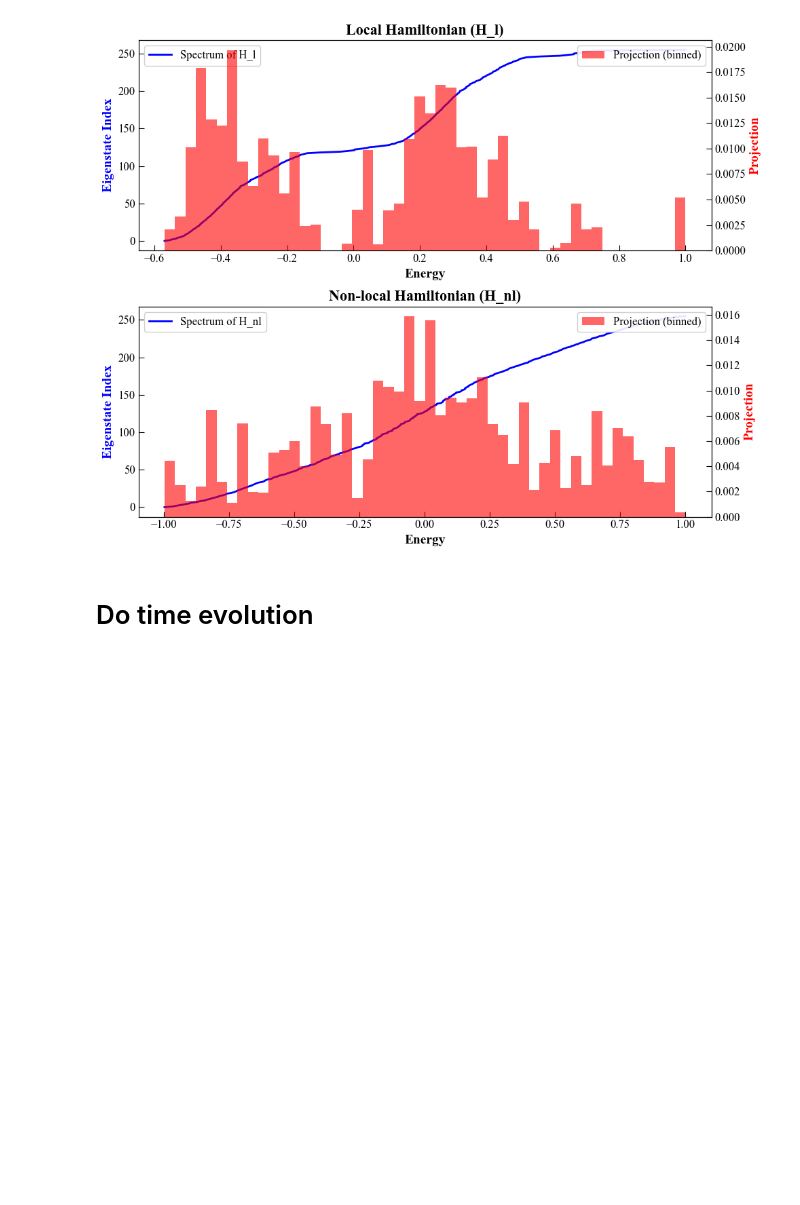
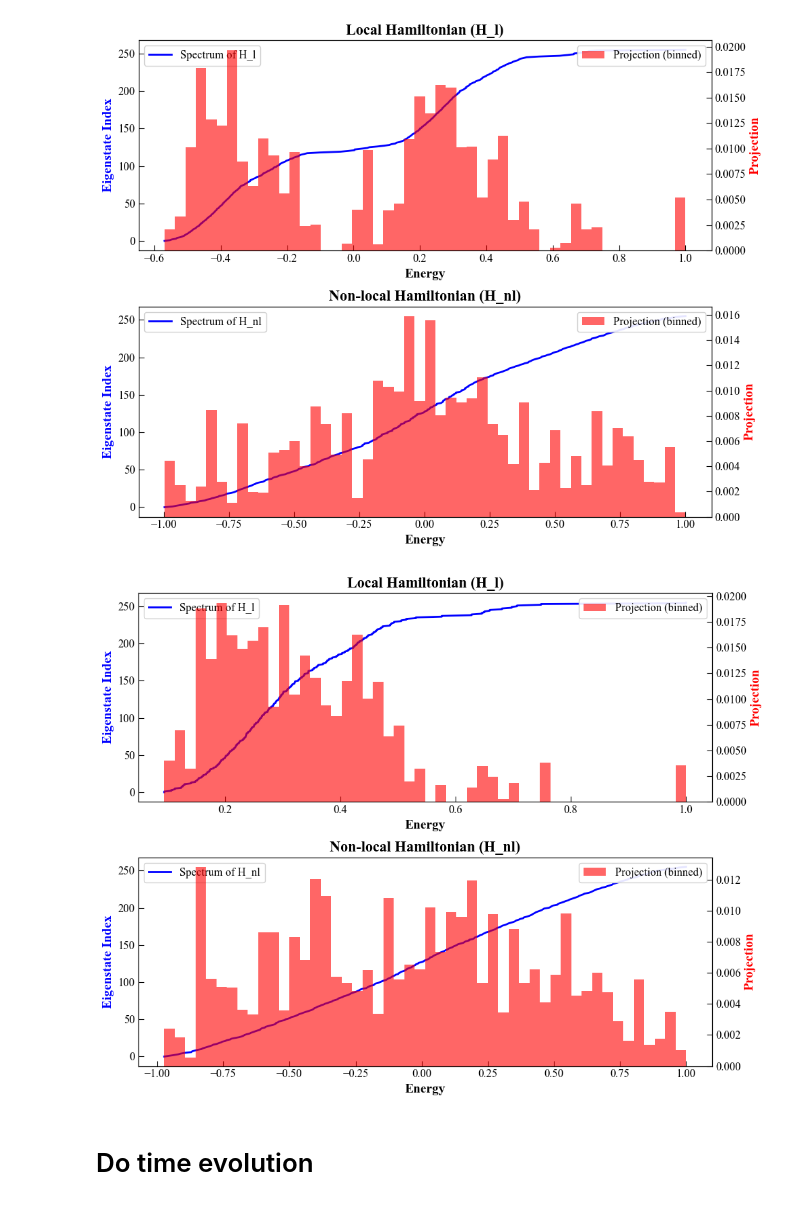
Before and after one commit to MarinAndreGirard/ACL, a Jupyter notebook: Working/2_locality_simu_other.ipynb, the cells around one changed output. Saved outputs shown, nothing was run; the diff lists cells and outputs as text; code cells hidden in the pictures; blank space fills up the shorter version.

```diff
--- a/Working/2_locality_simu_other.ipynb
+++ b/Working/2_locality_simu_other.ipynb
@@ -449,6 +456,62 @@ plt.tight_layout()
 plt.show()
 # %% [output]
 [figure]
+# %%
+import numpy as np
+import matplotlib.pyplot as plt
+
+n = 8
+H_l = create_H_2_local(n, a1=0.5, a2=0.75, a3=0.3,system_mode=2)
+eigenenergies_l, eigenstates_l = H_l.eigenstates()
+
+H_nl = create_H_non_local(n, a1=0.5, a2=0.75, a3=0.3,system_mode=2)
+eigenenergies_nl, eigenstates_nl = H_nl.eigenstates()
+
+psi = create_state_2_local(8)
+
+# Project the state into the eigenbasis of H_l and H_nl
+psi_l_list = []
+psi_nl_list = []
+
+for i in range(2**n):
+    # Overlap of psi with eigenstates of H_l and H_nl
+    psi_l_list.append(abs(psi.overlap(eigenstates_l[i]))**2)
+    psi_nl_list.append(abs(psi.overlap(eigenstates_nl[i]))**2)
+
+# Create a figure with two subplots for H_l and H_nl
+fig, (ax1, ax2) = plt.subplots(2, 1, figsize=(10, 8))
+
+# Local Hamiltonian (H_l): Plot energy spectrum and projection histogram on two y-axes
+ax1.plot(eigenenergies_l, range(len(eigenenergies_l)), color='b', label='Spectrum of H_l')  # Energy spectrum
+ax1.set_xlabel("Energy")
+ax1.set_ylabel("Eigenstate Index", color='b')
+
+ax1_twin = ax1.twinx()
+ax1_twin.hist(eigenenergies_l, bins=50, weights=psi_l_list, alpha=0.6, color='r', label='Projection (binned)')  # Projection histogram
+ax1_twin.set_ylabel("Projection", color='r')
+
+ax1.set_title("Local Hamiltonian (H_l)")
+ax1.legend(loc='upper left')
+ax1_twin.legend(loc='upper right')
+
+# Non-local Hamiltonian (H_nl): Plot energy spectrum and projection histogram on two y-axes
+ax2.plot(eigenenergies_nl, range(len(eigenenergies_nl)), color='b', label='Spectrum of H_nl')  # Energy spectrum
+ax2.set_xlabel("Energy")
+ax2.set_ylabel("Eigenstate Index", color='b')
+
+ax2_twin = ax2.twinx()
+ax2_twin.hist(eigenenergies_nl, bins=50, weights=psi_nl_list, alpha=0.6, color='r', label='Projection (binned)')  # Projection histogram
+ax2_twin.set_ylabel("Projection", color='r')
+
+ax2.set_title("Non-local Hamiltonian (H_nl)")
+ax2.legend(loc='upper left')
+ax2_twin.legend(loc='upper right')
+
+# Show the combined plot
+plt.tight_layout()
+plt.show()
+# %% [output]
+[figure, added]
 # %% [markdown]
 <h1>Do time evolution
 # %%
```
Also changed, not shown: parts of 3 cells of this notebook, 2 other files.
